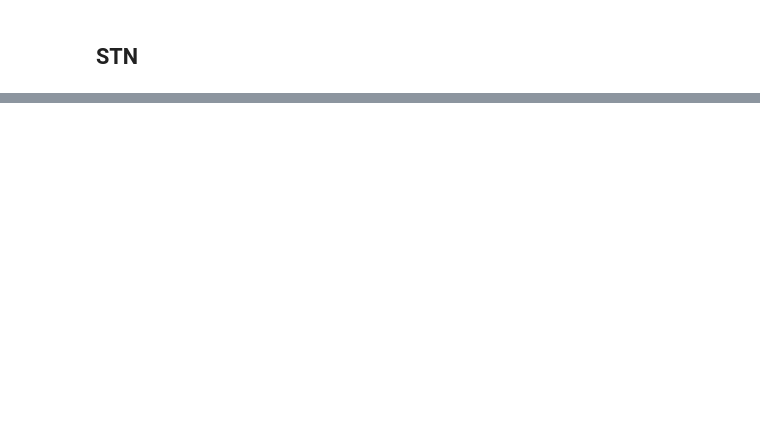
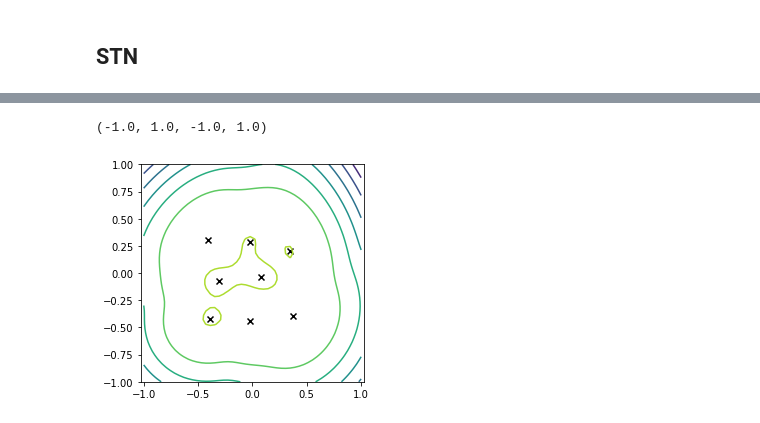
Before and after one commit to FrederikWarburg/pSTN-baselines, a Jupyter notebook: notebooks/25_05_recover_thetas.ipynb, the cells around one changed output, grey strips where cells are left out. Saved outputs shown, nothing was run; the diff lists cells and outputs as text; code cells hidden in the pictures; blank space fills up the shorter version.

```diff
--- a/notebooks/25_05_recover_thetas.ipynb
+++ b/notebooks/25_05_recover_thetas.ipynb
@@ -79,0 +110,4 @@ plot_params_over_time(pstn_plot_list)
+# %%
+mog = mixture.GaussianMixture(n_components=8, covariance_type='full', tol=0.001, reg_covar=1e-06, max_iter=100, n_init=1, init_params='kmeans')
+# %%
+mog.fit(stn_train_14_mu)
@@ -79,0 +168,19 @@ plot_params_over_time(pstn_plot_list)
+# %%
+x = np.linspace(-1, 1, 50)
+y = np.linspace(-1, 1, 50)
+
+X, Y = np.meshgrid(x, y)
+pos = np.empty(X.shape + (2,))
+pos[:, :, 0] = X
+pos[:, :, 1] = Y
+# The distribution on the variables X, Y packed into pos.
+XX = np.array([X.ravel(), Y.ravel()]).T
+Z = mog.score_samples(XX)
+Z = Z.reshape(X.shape)
+fig, ax = plt.subplots(1, figsize=(4,4))
+ax.contour(X, Y, Z)
+ax.scatter(mog.means_[:, 0], mog.means_[:, 1], c='k', marker='x')
+ax.axis('equal')
+# %% [output]
+(-1.0, 1.0, -1.0, 1.0)
+[figure, added]
```
Also changed, not shown: parts of 24 cells of this notebook, 4 other files.
